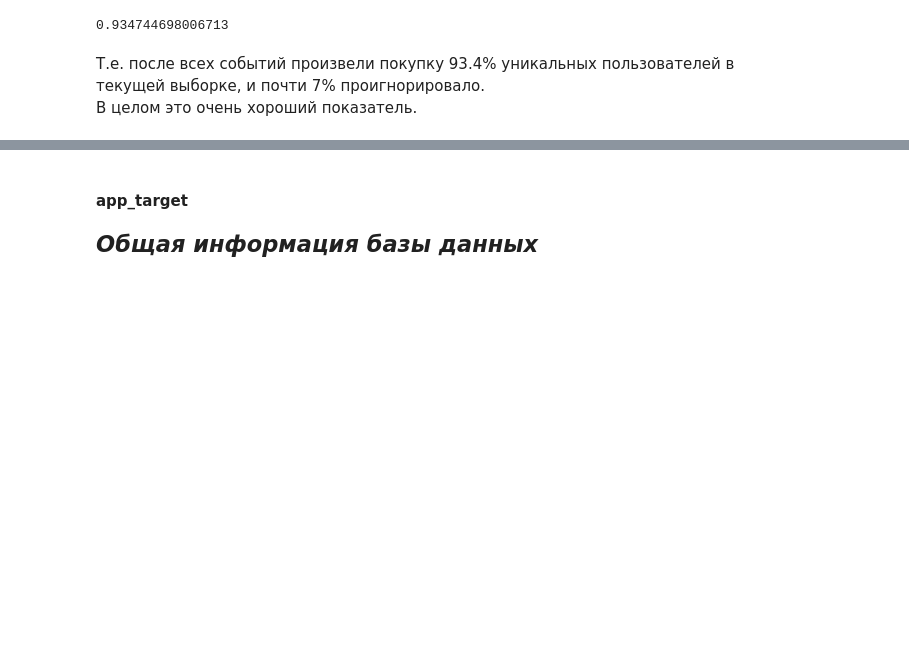
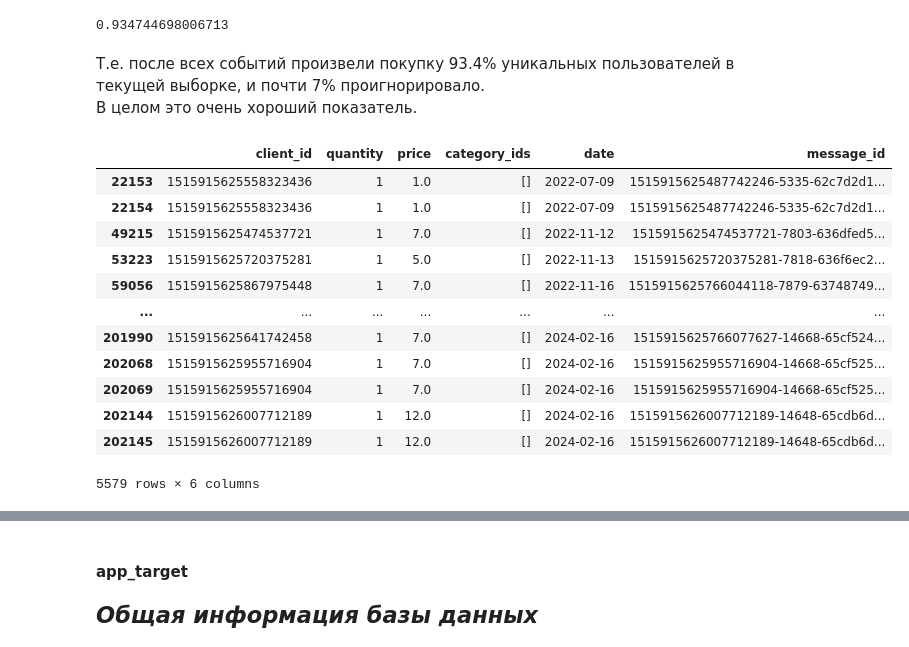
Before and after one commit to Ankudar/yandex_practicum_ds, a Jupyter notebook: 11) Masterskaya_2/notebook/project.ipynb, the cells around one changed output, grey strips where cells are left out. Saved outputs shown, nothing was run; the diff lists cells and outputs as text; code cells hidden in the pictures; blank space fills up the shorter version.

```diff
--- a/11) Masterskaya_2/notebook/project.ipynb
+++ b/11) Masterskaya_2/notebook/project.ipynb
@@ -300,3 +382,20 @@ display(app_prch['client_id'].nunique() / app_msg['client_id'].nunique())
 # %% [markdown]
 Т.е. после всех событий произвели покупку 93.4% уникальных пользователей в текущей выборке, и почти 7% проигнорировало.
 В целом это очень хороший показатель.
+# %%
+# и еще посмотрим категории
+app_prch[app_prch['category_ids'] == '[]']
+# %% [output]
+|  | client_id | quantity | price | category_ids | date | message_id |
+| 22153 | 1515915625558323436 | 1 | 1.0 | [] | 2022-07-09 | 1515915625487742246-5335-62c7d2d1... |
+| 22154 | 1515915625558323436 | 1 | 1.0 | [] | 2022-07-09 | 1515915625487742246-5335-62c7d2d1... |
+| 49215 | 1515915625474537721 | 1 | 7.0 | [] | 2022-11-12 | 1515915625474537721-7803-636dfed5... |
+| 53223 | 1515915625720375281 | 1 | 5.0 | [] | 2022-11-13 | 1515915625720375281-7818-636f6ec2... |
+| 59056 | 1515915625867975448 | 1 | 7.0 | [] | 2022-11-16 | 1515915625766044118-7879-63748749... |
+| ... | ... | ... | ... | ... | ... | ... |
+| 201990 | 1515915625641742458 | 1 | 7.0 | [] | 2024-02-16 | 1515915625766077627-14668-65cf524... |
+| 202068 | 1515915625955716904 | 1 | 7.0 | [] | 2024-02-16 | 1515915625955716904-14668-65cf525... |
+| 202069 | 1515915625955716904 | 1 | 7.0 | [] | 2024-02-16 | 1515915625955716904-14668-65cf525... |
+| 202144 | 1515915626007712189 | 1 | 12.0 | [] | 2024-02-16 | 1515915626007712189-14648-65cdb6d... |
+| 202145 | 1515915626007712189 | 1 | 12.0 | [] | 2024-02-16 | 1515915626007712189-14648-65cdb6d... |
+5579 rows × 6 columns
```
Also changed, not shown: parts of 40 cells of this notebook.
